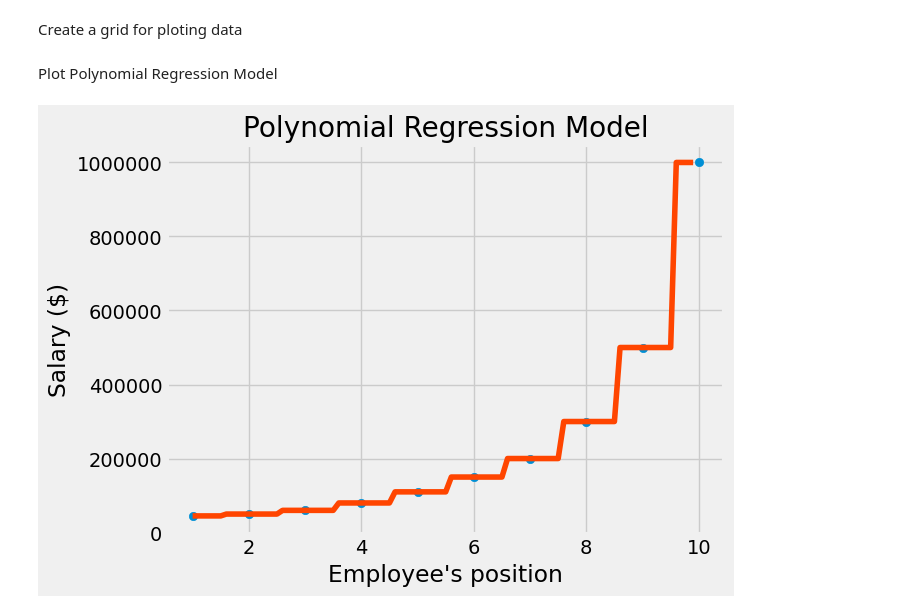
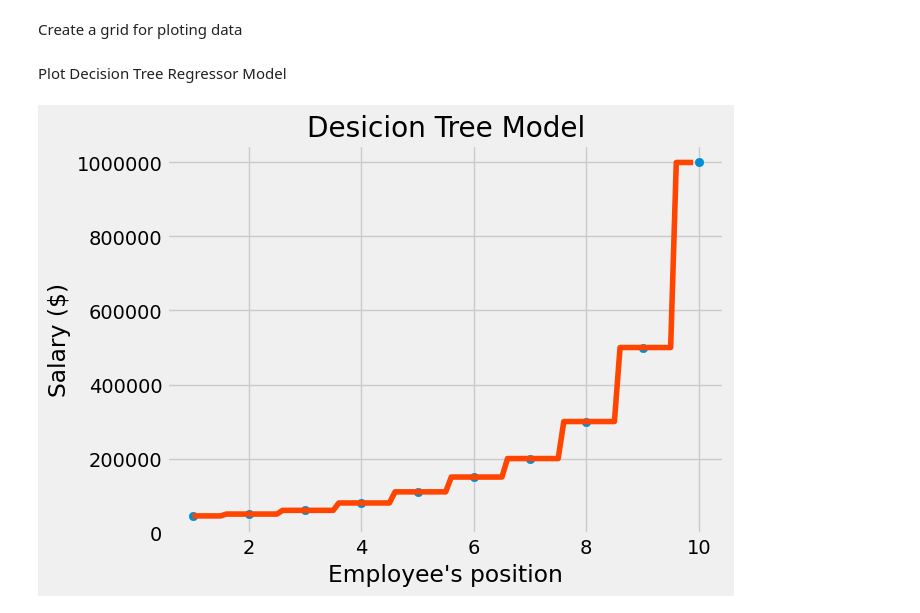
Before and after one commit to pelka/Data_Science_Simple_Algorithms, a Jupyter notebook: Python/models/regression_models/desicion_tree_regression.ipynb, the cells around one changed output. Cells and saved outputs as stored; diff of their text form; code cells hidden in the pictures.

```diff
--- a/Python/models/regression_models/desicion_tree_regression.ipynb
+++ b/Python/models/regression_models/desicion_tree_regression.ipynb
@@ -18,7 +18,7 @@ from sklearn.tree import DecisionTreeRegressor
 # %% [markdown]
 Import dataset and split in testing and training set
 # %%
-dataset = pd.read_csv('../../data/Position_Salaries.csv')
+dataset = pd.read_csv('../../../data/Position_Salaries.csv')
 X = dataset.iloc[:, 1:2].values
 y = dataset.iloc[:, 2].values
 # %% [markdown]
@@ -37,16 +37,16 @@ Create a grid for ploting data
 # %%
 X_grid = np.arange(min(X), max(X), 0.1)
 X_grid = X_grid.reshape(len(X_grid), 1)
-# %% [markdown]
-Plot Polynomial Regression Model
+# %% [markdown]
+Plot Decision Tree Regressor Model
 # %%
 plt.style.use('fivethirtyeight')
 plt.scatter(X, y)
 plt.plot(X_grid, model.predict(X_grid), color ="orangered")
-plt.title("Polynomial Regression Model")
+plt.title("Desicion Tree Model")
 plt.xlabel("Employee's position")
 plt.ylabel("Salary ($)")
 plt.ticklabel_format(style='plain')
 plt.show()
 # %% [output]
-[figure, old version]
+[figure, new version]
```
Also changed, not shown: 8 other files.
